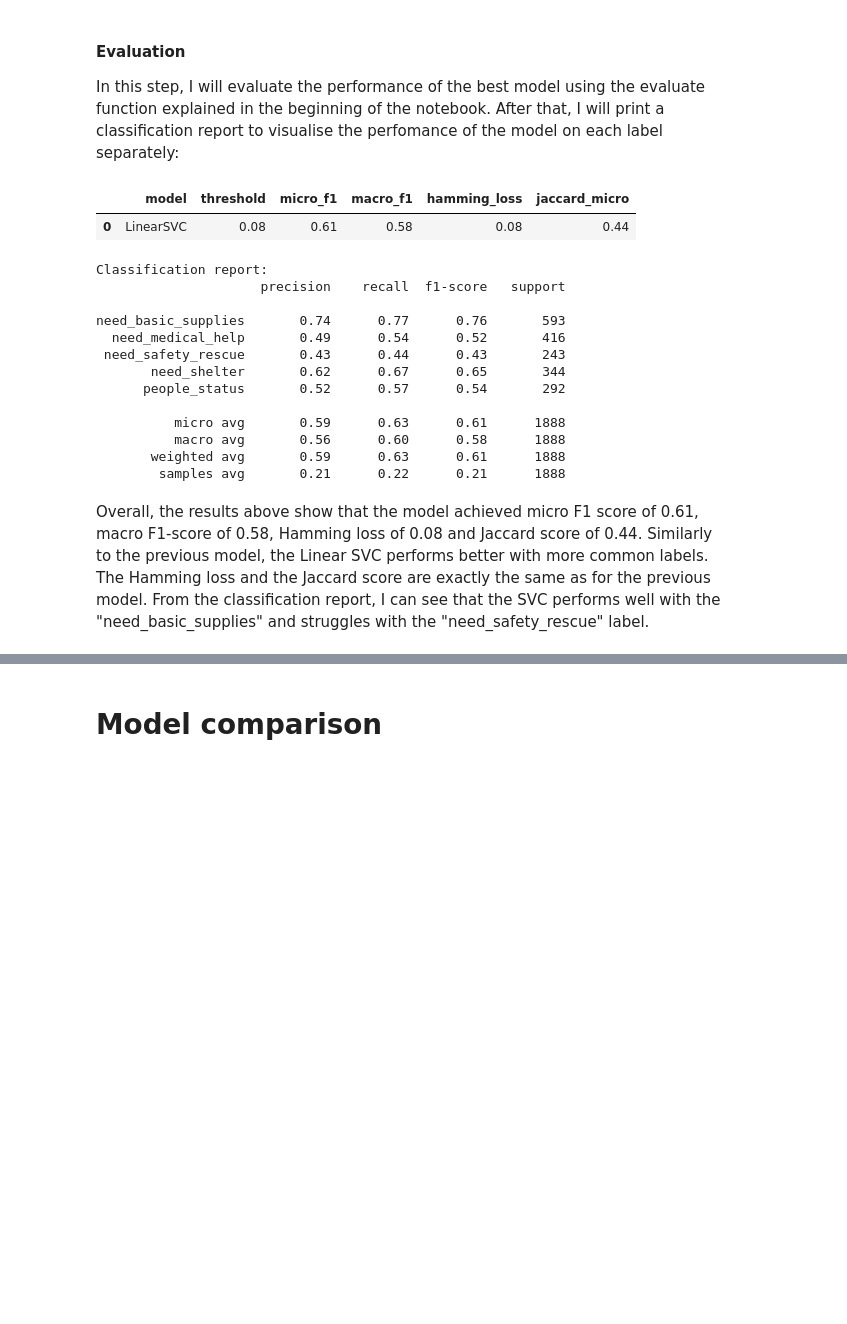
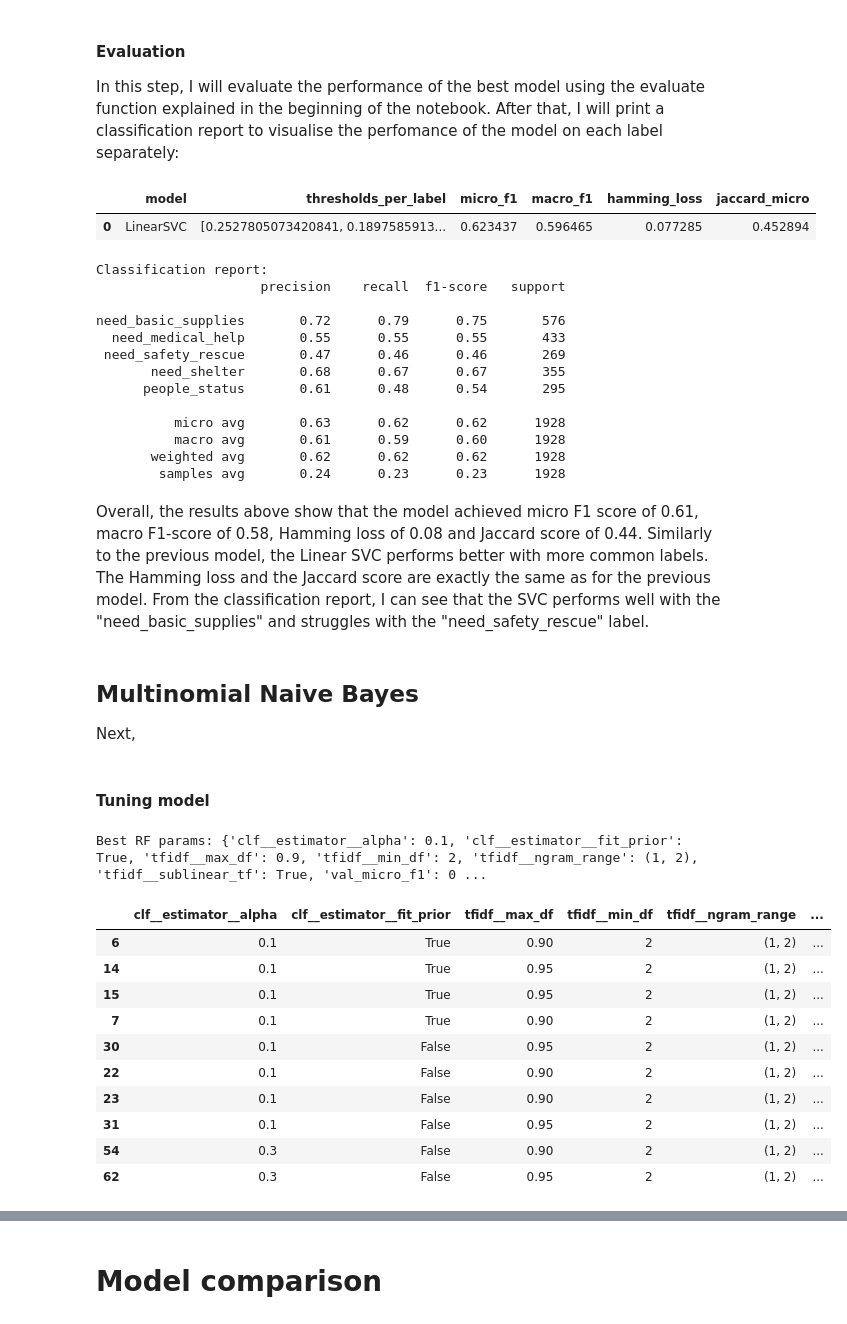
Before and after one commit to KaterinaSSlavova/Crisis-Help-Classification, a Jupyter notebook: Notebooks/03_modeling_baselines.ipynb, the cells around one changed output, grey strips where cells are left out. Saved outputs shown, nothing was run; the diff lists cells and outputs as text; code cells hidden in the pictures; blank space fills up the shorter version.

```diff
--- a/Notebooks/03_modeling_baselines.ipynb
+++ b/Notebooks/03_modeling_baselines.ipynb
@@ -244,29 +276,77 @@ In this step, I will evaluate the performance of the best model using the evalua
 # %%
 from sklearn.metrics import classification_report
 
-results, y_test_pred = evaluate_model(best_svm["model"], X_test, y_test, best_svm["thresholds_per_label"],"LinearSVC")
+results, y_test_pred = evaluate_model(best_svc["model"], X_test, y_test, best_svc["thresholds_per_label"],"LinearSVC")
 
-svm_df = pd.DataFrame([results]).round(2)
+svm_df = pd.DataFrame([results])
 svm_df.to_csv("../data/results/linear_svc_results.csv", index=False)
 
 display(svm_df)
 print("Classification report:")
 print(classification_report(y_test, y_test_pred, target_names=labels, zero_division=0))
 # %% [output]
-|  | model | threshold | micro_f1 | macro_f1 | hamming_loss | jaccard_micro |
-| 0 | LinearSVC | 0.08 | 0.61 | 0.58 | 0.08 | 0.44 |
+|  | model | thresholds_per_label | micro_f1 | macro_f1 | hamming_loss | jaccard_micro |
+| 0 | LinearSVC | [0.2527805073420841, 0.1897585913... | 0.623437 | 0.596465 | 0.077285 | 0.452894 |
 Classification report:
                      precision    recall  f1-score   support
 
-need_basic_supplies       0.74      0.77      0.76       593
-  need_medical_help       0.49      0.54      0.52       416
- need_safety_rescue       0.43      0.44      0.43       243
-       need_shelter       0.62      0.67      0.65       344
-      people_status       0.52      0.57      0.54       292
+need_basic_supplies       0.72      0.79      0.75       576
+  need_medical_help       0.55      0.55      0.55       433
+ need_safety_rescue       0.47      0.46      0.46       269
+       need_shelter       0.68      0.67      0.67       355
+      people_status       0.61      0.48      0.54       295
 
-          micro avg       0.59      0.63      0.61      1888
-          macro avg       0.56      0.60      0.58      1888
-       weighted avg       0.59      0.63      0.61      1888
-        samples avg       0.21      0.22      0.21      1888
+          micro avg       0.63      0.62      0.62      1928
+          macro avg       0.61      0.59      0.60      1928
+       weighted avg       0.62      0.62      0.62      1928
+        samples avg       0.24      0.23      0.23      1928
 # %% [markdown]
 Overall, the results above show that the model achieved micro F1 score of 0.61, macro F1-score of 0.58, Hamming loss of 0.08 and Jaccard score of 0.44. Similarly to the previous model, the Linear SVC performs better with more common labels. The Hamming loss and the Jaccard score are exactly the same as for the previous model. From the classification report, I can see that the SVC performs well with the "need_basic_supplies" and struggles with the "need_safety_rescue" label.
+# %% [markdown]
+## Multinomial Naive Bayes
+Next,
+# %%
+from sklearn.feature_extraction.text import TfidfVectorizer
+from sklearn.naive_bayes import MultinomialNB
+from sklearn.multiclass import OneVsRestClassifier
+from sklearn.pipeline import Pipeline
+
+def make_mnb_pipe():
+    return Pipeline([
+        ("tfidf", TfidfVectorizer()),
+        ("clf", OneVsRestClassifier(MultinomialNB()))
+    ])
+# %% [markdown]
+#### Tuning model
+# %%
+import numpy as np
+from sklearn.model_selection import ParameterGrid
+import pandas as pd
+
+param_grid_mnb = list(ParameterGrid({
+    "clf__estimator__alpha": [0.1, 0.3, 0.5, 1.0, 2.0],
+    "clf__estimator__fit_prior": [True, False],
+    "tfidf__ngram_range": [(1,1), (1,2)],
+    "tfidf__min_df": [1, 2],
+    "tfidf__max_df": [0.9, 0.95],
+    "tfidf__sublinear_tf": [True, False],
+}))
+
+thresholds = np.arange(0.2, 0.81, 0.05)
+best_mnb, mnb_results = general_tuning(X_train, y_train, X_val, y_val,make_pipeline_fn=make_mnb_pipe,param_grid=param_grid_mnb,thresholds=thresholds)
+
+print("Best RF params:", {k: best_mnb[k] for k in best_mnb if k not in ["model"]})
+display(mnb_results.sort_values("val_micro_f1", ascending=False).head(10))
+# %% [output]
+Best RF params: {'clf__estimator__alpha': 0.1, 'clf__estimator__fit_prior': True, 'tfidf__max_df': 0.9, 'tfidf__min_df': 2, 'tfidf__ngram_range': (1, 2), 'tfidf__sublinear_tf': True, 'val_micro_f1': 0 ...
+|  | clf__estimator__alpha | clf__estimator__fit_prior | tfidf__max_df | tfidf__min_df | tfidf__ngram_range | ... |
+| 6 | 0.1 | True | 0.90 | 2 | (1, 2) | ... |
+| 14 | 0.1 | True | 0.95 | 2 | (1, 2) | ... |
+| 15 | 0.1 | True | 0.95 | 2 | (1, 2) | ... |
+| 7 | 0.1 | True | 0.90 | 2 | (1, 2) | ... |
+| 30 | 0.1 | False | 0.95 | 2 | (1, 2) | ... |
+| 22 | 0.1 | False | 0.90 | 2 | (1, 2) | ... |
+| 23 | 0.1 | False | 0.90 | 2 | (1, 2) | ... |
+| 31 | 0.1 | False | 0.95 | 2 | (1, 2) | ... |
+| 54 | 0.3 | False | 0.90 | 2 | (1, 2) | ... |
+| 62 | 0.3 | False | 0.95 | 2 | (1, 2) | ... |
```
Also changed, not shown: parts of 11 cells of this notebook, 7 other files.
